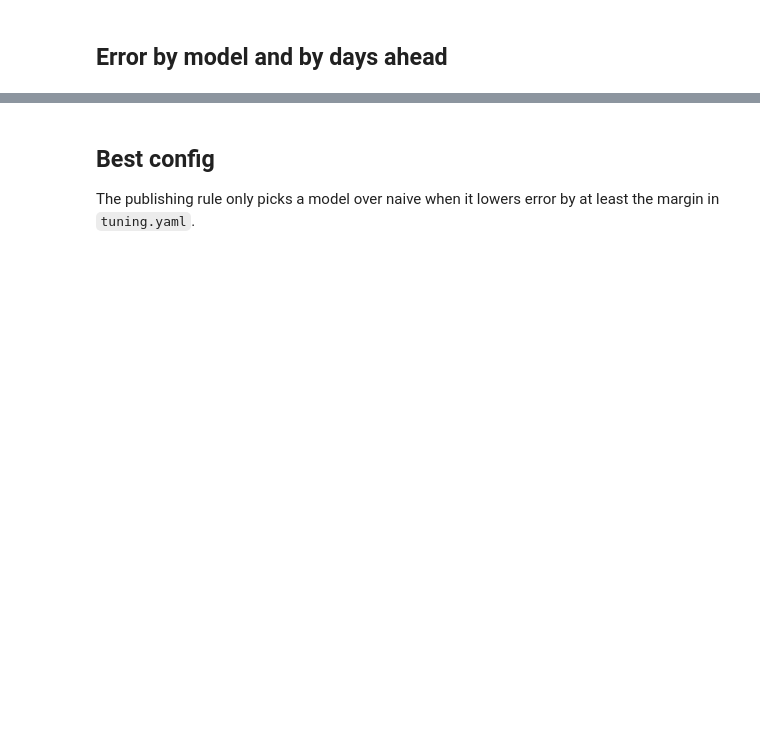
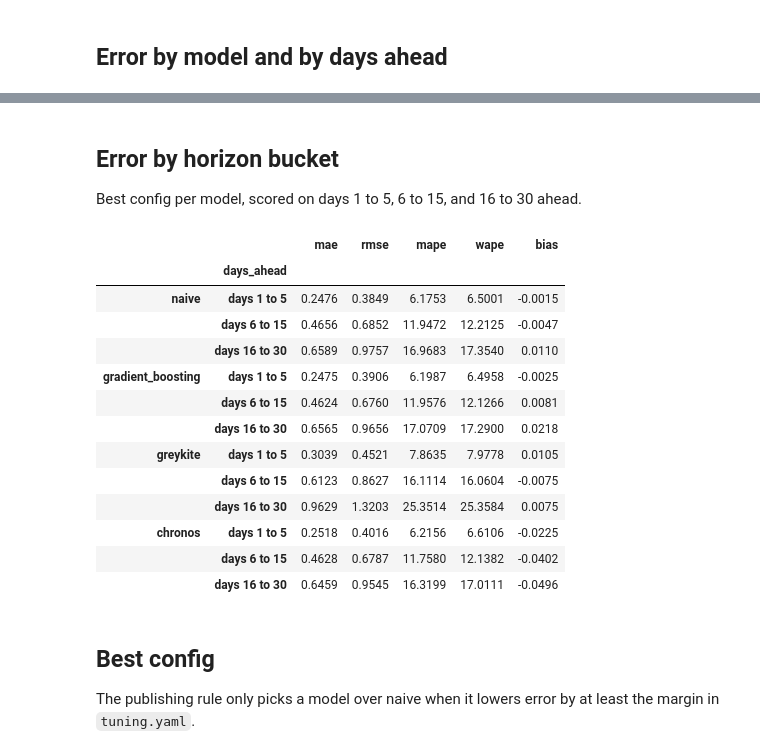
Before and after one commit to ajgeiger/natural-gas-forecasting, a Jupyter notebook: experiments/grid_search_backtest.ipynb, the cells around one changed output, grey strips where cells are left out. Cells and saved outputs as stored; diff of their text form; code cells hidden in the pictures; blank space fills up the shorter version.

```diff
--- a/experiments/grid_search_backtest.ipynb
+++ b/experiments/grid_search_backtest.ipynb
@@ -161,3 +161,25 @@ plt.show()
+# %% [markdown]
+## Error by horizon bucket
+
+Best config per model, scored on days 1 to 5, 6 to 15, and 16 to 30 ahead.
+# %%
+buckets = pd.concat({name: report.metrics_by_bucket() for name, report in best.items()})
+buckets.round(4)
+# %% [output]
+|  |  | mae | rmse | mape | wape | bias |
+|  | days_ahead |  |  |  |  |  |
+| naive | days 1 to 5 | 0.2476 | 0.3849 | 6.1753 | 6.5001 | -0.0015 |
+|  | days 6 to 15 | 0.4656 | 0.6852 | 11.9472 | 12.2125 | -0.0047 |
+|  | days 16 to 30 | 0.6589 | 0.9757 | 16.9683 | 17.3540 | 0.0110 |
+| gradient_boosting | days 1 to 5 | 0.2475 | 0.3906 | 6.1987 | 6.4958 | -0.0025 |
+|  | days 6 to 15 | 0.4624 | 0.6760 | 11.9576 | 12.1266 | 0.0081 |
+|  | days 16 to 30 | 0.6565 | 0.9656 | 17.0709 | 17.2900 | 0.0218 |
+| greykite | days 1 to 5 | 0.3039 | 0.4521 | 7.8635 | 7.9778 | 0.0105 |
+|  | days 6 to 15 | 0.6123 | 0.8627 | 16.1114 | 16.0604 | -0.0075 |
+|  | days 16 to 30 | 0.9629 | 1.3203 | 25.3514 | 25.3584 | 0.0075 |
+| chronos | days 1 to 5 | 0.2518 | 0.4016 | 6.2156 | 6.6106 | -0.0225 |
+|  | days 6 to 15 | 0.4628 | 0.6787 | 11.7580 | 12.1382 | -0.0402 |
+|  | days 16 to 30 | 0.6459 | 0.9545 | 16.3199 | 17.0111 | -0.0496 |
 # %% [markdown]
 ## Best config
 
```
Also changed, not shown: parts of 7 cells of this notebook, 6 other files.
